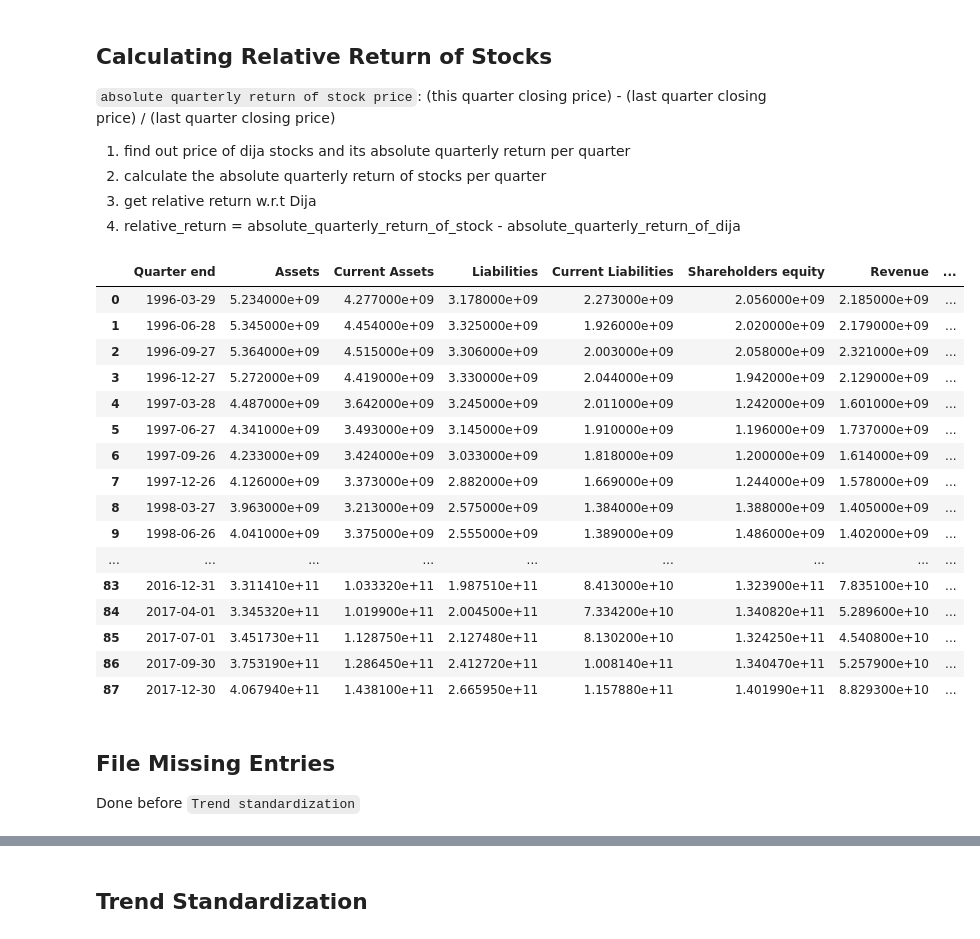
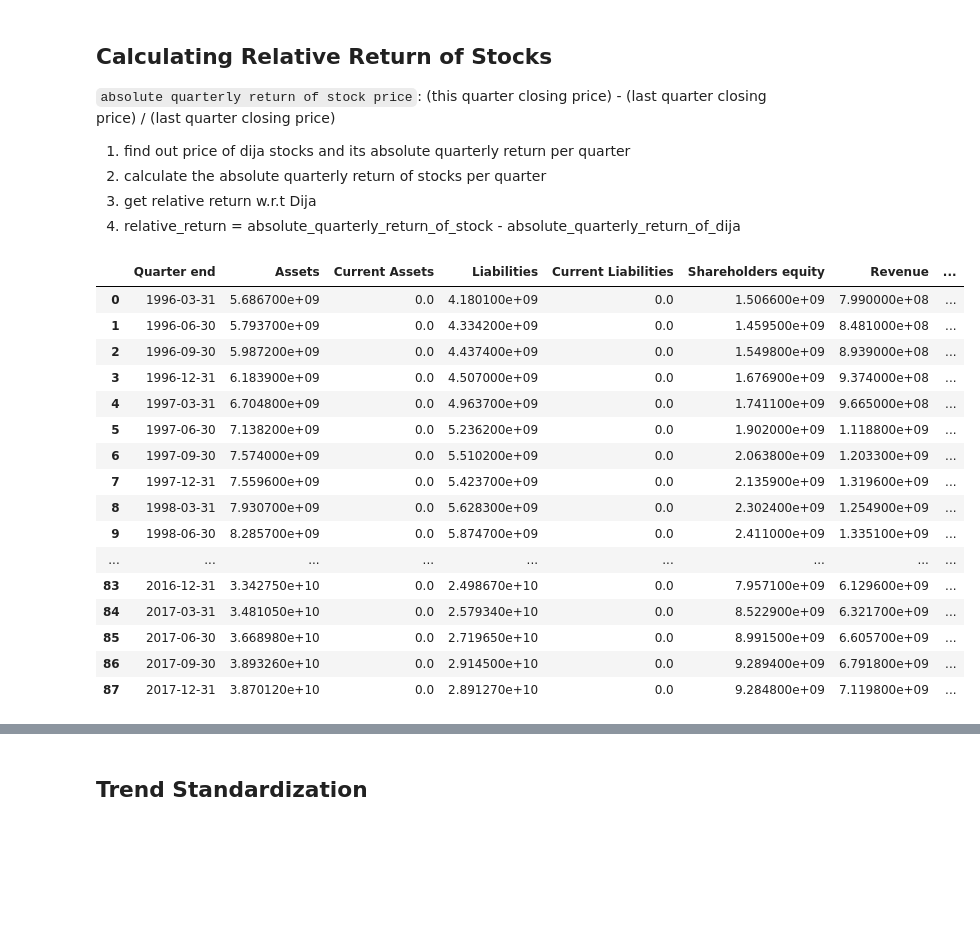
Before and after one commit to melvillehuangbin/projects, a Jupyter notebook: fyp_neural_network_models_for_stock_selection_based_on_fundamental_analysis/01_neural_network_models_for_stock_selection_based_on_fundamental_analysis.ipynb, the cells around one changed output, grey strips where cells are left out. Cells and saved outputs as stored; diff of their text form; code cells hidden in the pictures; blank space fills up the shorter version.

Commit message:
worked on creating model, need to check on features selected to train model to improve results

```diff
--- a/fyp_neural_network_models_for_stock_selection_based_on_fundamental_analysis/01_neural_network_models_for_stock_selection_based_on_fundamental_analysis.ipynb
+++ b/fyp_neural_network_models_for_stock_selection_based_on_fundamental_analysis/01_neural_network_models_for_stock_selection_based_on_fundamental_analysis.ipynb
@@ -231,0 +260,30 @@ memory usage: 15.9+ KB
+# %%
+def missing_entries(df):
+    """
+    1. change each series to a numpy array
+    2. check if all data points present (88 data points), if yes pass, if no then do mean substitution iterating in reverse
+    2. if value == 0, val(idx+1) + val(idx-1) / 2 , else value == val(idx)
+    """
+    from copy import deepcopy
+
+    df_filled = deepcopy(df)
+    cols = list(df_filled.drop(columns=['Quarter end', 'ticker']).columns)
+    for c in cols:
+        df_temp = df_filled[c]
+        df_temp_check = df_temp[df_temp != 0]
+        if df_temp_check.shape[0] != 88:
+            np_series = df_temp.to_numpy()
+#             np_series_before = deepcopy(np_series)
+            for n, val in reversed(list(enumerate(np_series))):
+                if ((n == 0) and (val == 0)):
+                    np_series[n] = (np_series[n] + np_series[n+1]) / 2
+                elif ((n == 87) and (val == 0)):
+                    np_series[n] = (np_series[n] + np_series[n-1]) / 2
+                elif (val == 0):
+                    np_series[n] = (np_series[n-1] + np_series[n+1]) / 2
+                else:
+                    np_series[n] = np_series[n]
+            df_filled[c] = np_series
+    #         print(c, np_series, '\n', np_series_before)
+
+    return df_filled
@@ -272,29 +375,25 @@ def relative_return_djia(df):
     return df_relative_return
 # %%
 financial_data_relative_return = []
-for df in financial_data_cols_converted:
+for df in financial_data_filled:
     financial_data_relative_return.append(relative_return_djia(df))
 # %%
-financial_data_relative_return[0]
+financial_data_relative_return[49]
 # %% [output]
 |  | Quarter end | Assets | Current Assets | Liabilities | Current Liabilities | Shareholders equity | Revenue | ... |
-| 0 | 1996-03-29 | 5.234000e+09 | 4.277000e+09 | 3.178000e+09 | 2.273000e+09 | 2.056000e+09 | 2.185000e+09 | ... |
-| 1 | 1996-06-28 | 5.345000e+09 | 4.454000e+09 | 3.325000e+09 | 1.926000e+09 | 2.020000e+09 | 2.179000e+09 | ... |
-| 2 | 1996-09-27 | 5.364000e+09 | 4.515000e+09 | 3.306000e+09 | 2.003000e+09 | 2.058000e+09 | 2.321000e+09 | ... |
-| 3 | 1996-12-27 | 5.272000e+09 | 4.419000e+09 | 3.330000e+09 | 2.044000e+09 | 1.942000e+09 | 2.129000e+09 | ... |
-| 4 | 1997-03-28 | 4.487000e+09 | 3.642000e+09 | 3.245000e+09 | 2.011000e+09 | 1.242000e+09 | 1.601000e+09 | ... |
-| 5 | 1997-06-27 | 4.341000e+09 | 3.493000e+09 | 3.145000e+09 | 1.910000e+09 | 1.196000e+09 | 1.737000e+09 | ... |
-| 6 | 1997-09-26 | 4.233000e+09 | 3.424000e+09 | 3.033000e+09 | 1.818000e+09 | 1.200000e+09 | 1.614000e+09 | ... |
-| 7 | 1997-12-26 | 4.126000e+09 | 3.373000e+09 | 2.882000e+09 | 1.669000e+09 | 1.244000e+09 | 1.578000e+09 | ... |
-| 8 | 1998-03-27 | 3.963000e+09 | 3.213000e+09 | 2.575000e+09 | 1.384000e+09 | 1.388000e+09 | 1.405000e+09 | ... |
-| 9 | 1998-06-26 | 4.041000e+09 | 3.375000e+09 | 2.555000e+09 | 1.389000e+09 | 1.486000e+09 | 1.402000e+09 | ... |
+| 0 | 1996-03-31 | 5.686700e+09 | 0.0 | 4.180100e+09 | 0.0 | 1.506600e+09 | 7.990000e+08 | ... |
+| 1 | 1996-06-30 | 5.793700e+09 | 0.0 | 4.334200e+09 | 0.0 | 1.459500e+09 | 8.481000e+08 | ... |
+| 2 | 1996-09-30 | 5.987200e+09 | 0.0 | 4.437400e+09 | 0.0 | 1.549800e+09 | 8.939000e+08 | ... |
+| 3 | 1996-12-31 | 6.183900e+09 | 0.0 | 4.507000e+09 | 0.0 | 1.676900e+09 | 9.374000e+08 | ... |
+| 4 | 1997-03-31 | 6.704800e+09 | 0.0 | 4.963700e+09 | 0.0 | 1.741100e+09 | 9.665000e+08 | ... |
+| 5 | 1997-06-30 | 7.138200e+09 | 0.0 | 5.236200e+09 | 0.0 | 1.902000e+09 | 1.118800e+09 | ... |
+| 6 | 1997-09-30 | 7.574000e+09 | 0.0 | 5.510200e+09 | 0.0 | 2.063800e+09 | 1.203300e+09 | ... |
+| 7 | 1997-12-31 | 7.559600e+09 | 0.0 | 5.423700e+09 | 0.0 | 2.135900e+09 | 1.319600e+09 | ... |
+| 8 | 1998-03-31 | 7.930700e+09 | 0.0 | 5.628300e+09 | 0.0 | 2.302400e+09 | 1.254900e+09 | ... |
+| 9 | 1998-06-30 | 8.285700e+09 | 0.0 | 5.874700e+09 | 0.0 | 2.411000e+09 | 1.335100e+09 | ... |
 | ... | ... | ... | ... | ... | ... | ... | ... | ... |
-| 83 | 2016-12-31 | 3.311410e+11 | 1.033320e+11 | 1.987510e+11 | 8.413000e+10 | 1.323900e+11 | 7.835100e+10 | ... |
-| 84 | 2017-04-01 | 3.345320e+11 | 1.019900e+11 | 2.004500e+11 | 7.334200e+10 | 1.340820e+11 | 5.289600e+10 | ... |
-| 85 | 2017-07-01 | 3.451730e+11 | 1.128750e+11 | 2.127480e+11 | 8.130200e+10 | 1.324250e+11 | 4.540800e+10 | ... |
-| 86 | 2017-09-30 | 3.753190e+11 | 1.286450e+11 | 2.412720e+11 | 1.008140e+11 | 1.340470e+11 | 5.257900e+10 | ... |
-| 87 | 2017-12-30 | 4.067940e+11 | 1.438100e+11 | 2.665950e+11 | 1.157880e+11 | 1.401990e+11 | 8.829300e+10 | ... |
+| 83 | 2016-12-31 | 3.342750e+10 | 0.0 | 2.498670e+10 | 0.0 | 7.957100e+09 | 6.129600e+09 | ... |
+| 84 | 2017-03-31 | 3.481050e+10 | 0.0 | 2.579340e+10 | 0.0 | 8.522900e+09 | 6.321700e+09 | ... |
+| 85 | 2017-06-30 | 3.668980e+10 | 0.0 | 2.719650e+10 | 0.0 | 8.991500e+09 | 6.605700e+09 | ... |
+| 86 | 2017-09-30 | 3.893260e+10 | 0.0 | 2.914500e+10 | 0.0 | 9.289400e+09 | 6.791800e+09 | ... |
+| 87 | 2017-12-31 | 3.870120e+10 | 0.0 | 2.891270e+10 | 0.0 | 9.284800e+09 | 7.119800e+09 | ... |
-# %% [markdown]
-## File Missing Entries
-
-Done before `Trend standardization`
```
Also changed, not shown: parts of 47 cells of this notebook, 3 other files.
